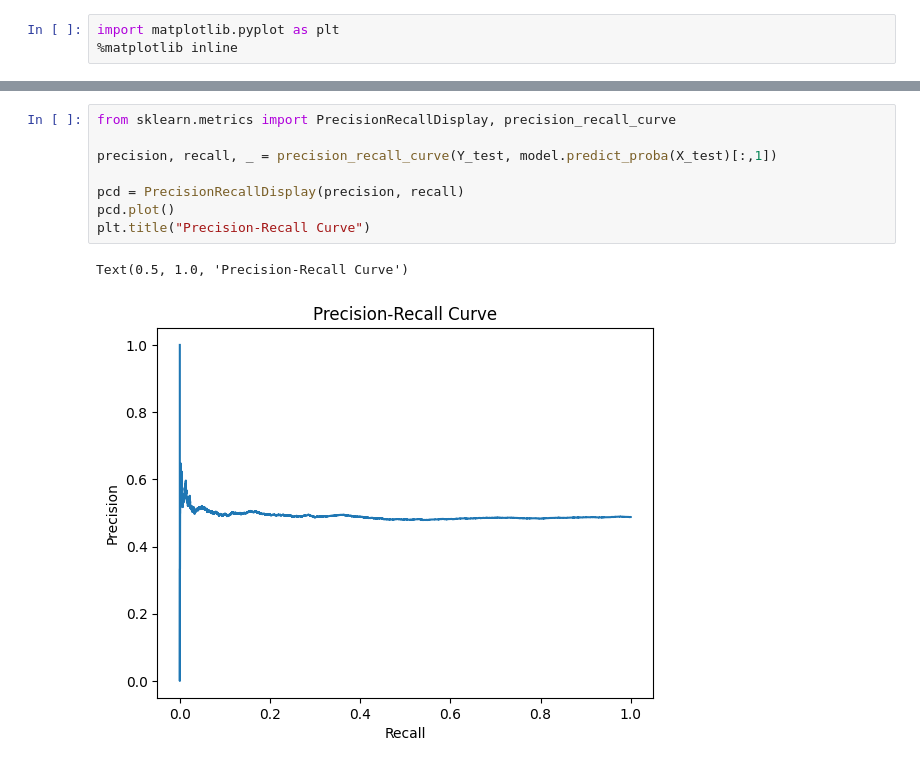
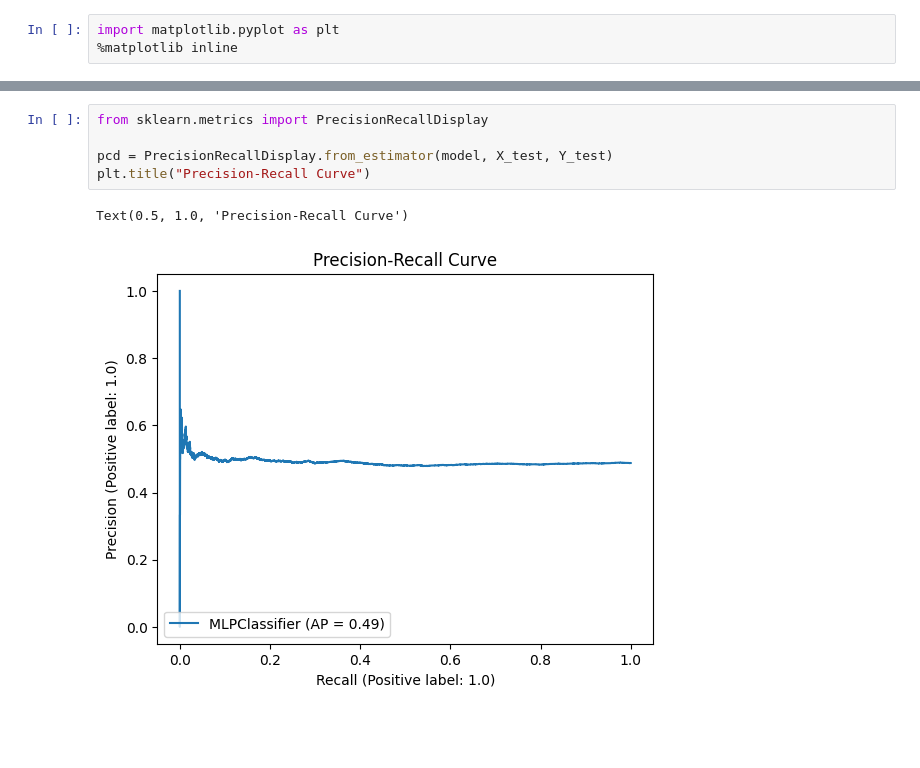
Before and after one commit to ZenithFlux/Customer_Churn_Prediction, a Jupyter notebook: notebooks/model_training.ipynb, the cells around one changed output, grey strips where cells are left out. Saved outputs shown, nothing was run; the diff lists cells and outputs as text; blank space fills up the shorter version.

```diff
--- a/notebooks/model_training.ipynb
+++ b/notebooks/model_training.ipynb
@@ -272,14 +270,11 @@ plt.title("Confusion Matrix")
 Text(0.5, 1.0, 'Confusion Matrix')
 [figure]
 # %%
-from sklearn.metrics import PrecisionRecallDisplay, precision_recall_curve
+from sklearn.metrics import PrecisionRecallDisplay
 
-precision, recall, _ = precision_recall_curve(Y_test, model.predict_proba(X_test)[:,1])
-
-pcd = PrecisionRecallDisplay(precision, recall)
-pcd.plot()
+pcd = PrecisionRecallDisplay.from_estimator(model, X_test, Y_test)
 plt.title("Precision-Recall Curve")
 # %% [output]
 Text(0.5, 1.0, 'Precision-Recall Curve')
-[figure, old version]
+[figure, new version]
 # %%
```
Also changed, not shown: parts of 3 cells of this notebook, 14 other files.
